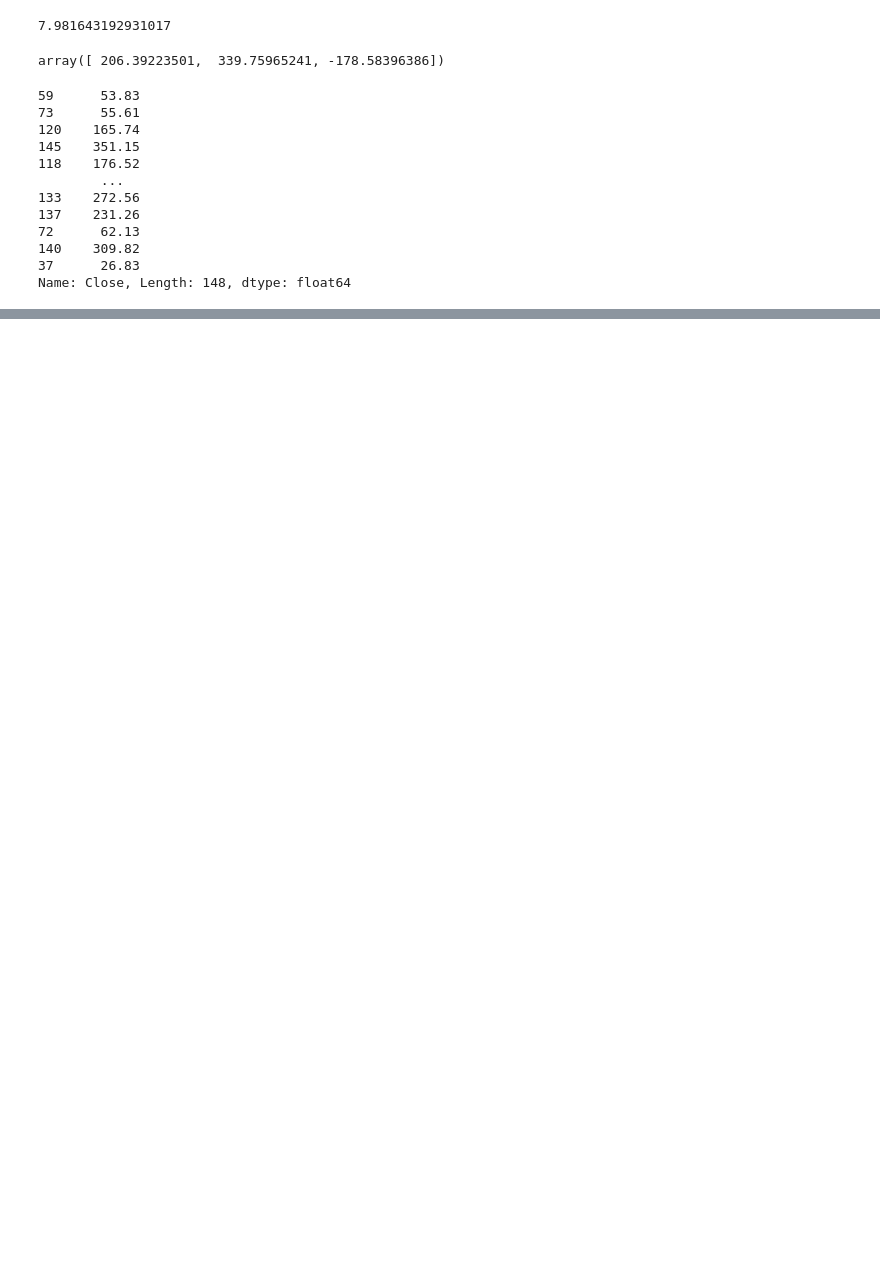
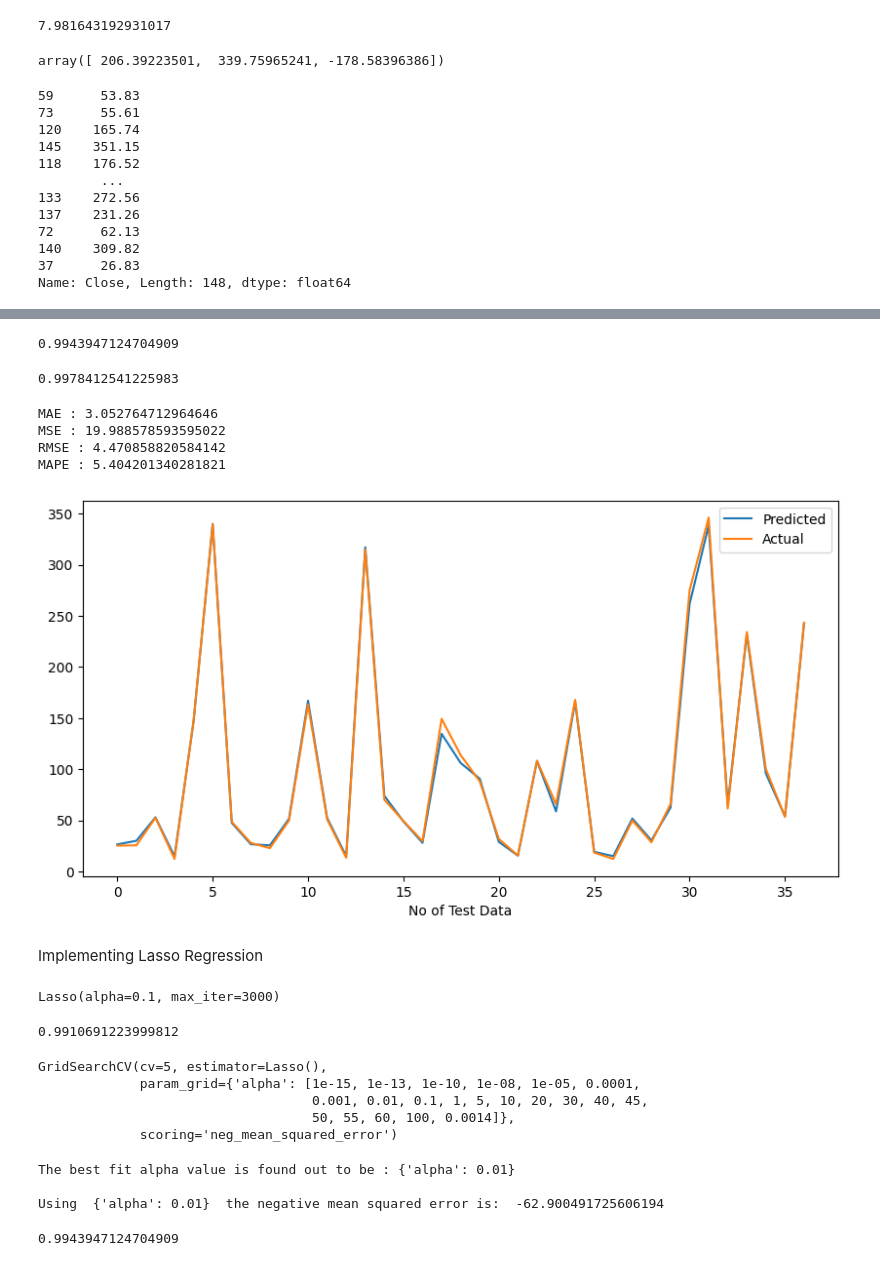
Before and after one commit to lavish315/Yes-Bank-Stock-Price-Analysis, a Jupyter notebook: Capstone_project_(Yes_Bank_stock_price_analysis).ipynb, the cells around one changed output, grey strips where cells are left out. Cells and saved outputs as stored; diff of their text form; code cells hidden in the pictures; blank space fills up the shorter version.

```diff
--- a/Capstone_project_(Yes_Bank_stock_price_analysis).ipynb
+++ b/Capstone_project_(Yes_Bank_stock_price_analysis).ipynb
@@ -283,0 +349,28 @@ y_pred = regressor.predict(x_test)
+# %%
+R2_score_Train = r2_score(y_train,y_pred_train)
+R2_score_Train
+# %% [output]
+0.9943947124704909
+# %%
+R2_score_Test = r2_score(y_test,y_pred)
+R2_score_Test
+# %% [output]
+0.9978412541225983
+# %%
+# Evaluation Metrics
+MAE = mean_absolute_error((y_test),(y_pred))
+print("MAE :",MAE)
+
+MSE = mean_squared_error((y_test),(y_pred))
+print("MSE :",MSE)
+
+RMSE = np.sqrt(MSE)
+print("RMSE :", RMSE)
+
+MAPE = mape(y_test,y_pred)
+print("MAPE :", MAPE)
+# %% [output]
+MAE : 3.052764712964646
+MSE : 19.988578593595022
+RMSE : 4.470858820584142
+MAPE : 5.404201340281821
@@ -283,0 +386,43 @@ y_pred = regressor.predict(x_test)
+# %%
+# actual_predicted value plot
+plt.figure(figsize=(10,5))
+plt.plot(y_pred)
+plt.plot(np.array(y_test))
+plt.legend(["Predicted","Actual"])
+plt.xlabel('No of Test Data')
+plt.show()
+# %% [output]
+[figure, added]
+# %% [markdown]
+Implementing Lasso Regression
+# %%
+from sklearn.linear_model import Lasso
+lasso = Lasso(alpha=0.1, max_iter = 3000)
+
+lasso.fit(x_train,y_train)
+# %% [output]
+Lasso(alpha=0.1, max_iter=3000)
+# %%
+lasso.score(x_train,y_train)
+# %% [output]
+0.9910691223999812
+# %%
+# Cross validation
+from sklearn.model_selection import GridSearchCV
+lasso = Lasso()
+parameters = {'alpha': [1e-15,1e-13,1e-10,1e-8,1e-5,1e-4,1e-3,1e-2,1e-1,1,5,10,20,30,40,45,50,55,60,100,0.0014]}
+lasso_regressor = GridSearchCV(lasso, parameters, scoring='neg_mean_squared_error', cv=5)
+lasso_regressor.fit(x_train, y_train)
+# %% [output]
+GridSearchCV(cv=5, estimator=Lasso(),
+             param_grid={'alpha': [1e-15, 1e-13, 1e-10, 1e-08, 1e-05, 0.0001,
+                                   0.001, 0.01, 0.1, 1, 5, 10, 20, 30, 40, 45,
+                                   50, 55, 60, 100, 0.0014]},
+             scoring='neg_mean_squared_error')
+# %%
+print("The best fit alpha value is found out to be :" ,lasso_regressor.best_params_)
+print("\nUsing ",lasso_regressor.best_params_, " the negative mean squared error is: ", lasso_regressor.best_score_)
+# %% [output]
+The best fit alpha value is found out to be : {'alpha': 0.01}
+
+Using  {'alpha': 0.01}  the negative mean squared error is:  -62.900491725606194
@@ -283,0 +432,5 @@ y_pred = regressor.predict(x_test)
+# %%
+R2_score_Train = r2_score(y_train, y_pred_train)
+R2_score_Train
+# %% [output]
+0.9943947124704909
```
Also changed, not shown: parts of 19 cells of this notebook.
